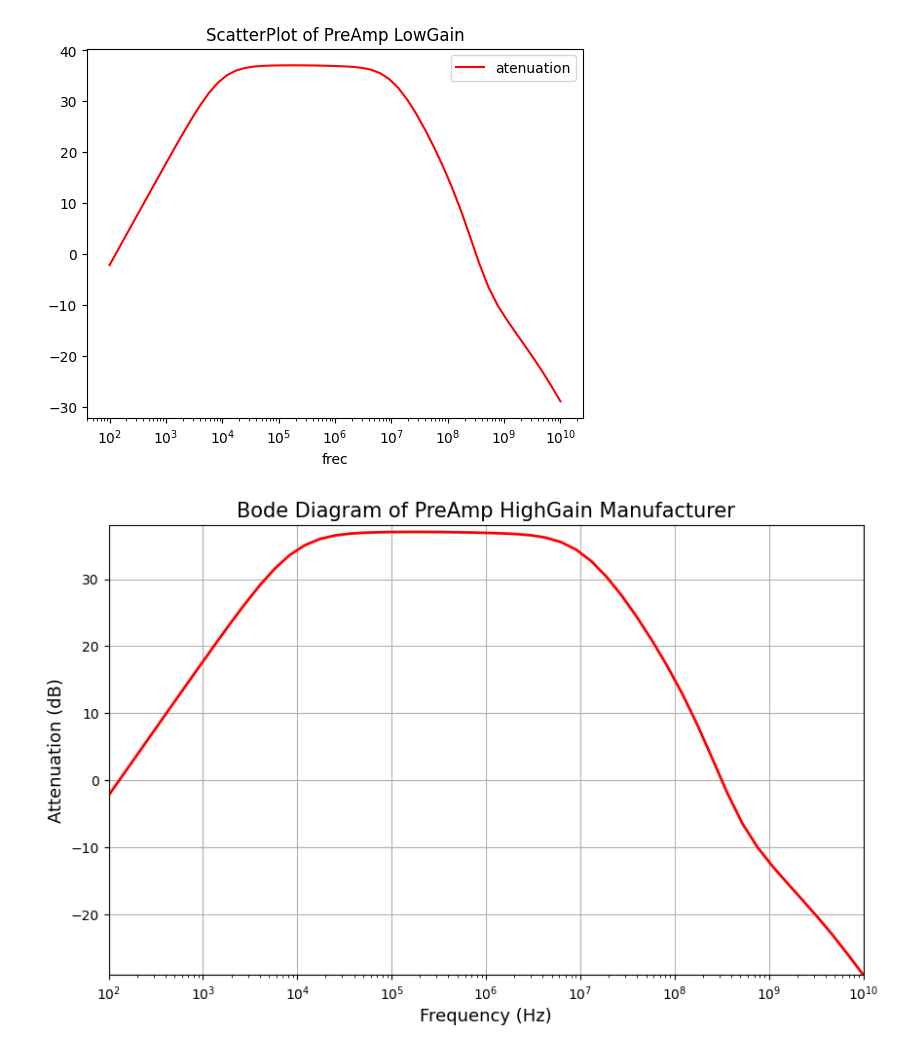
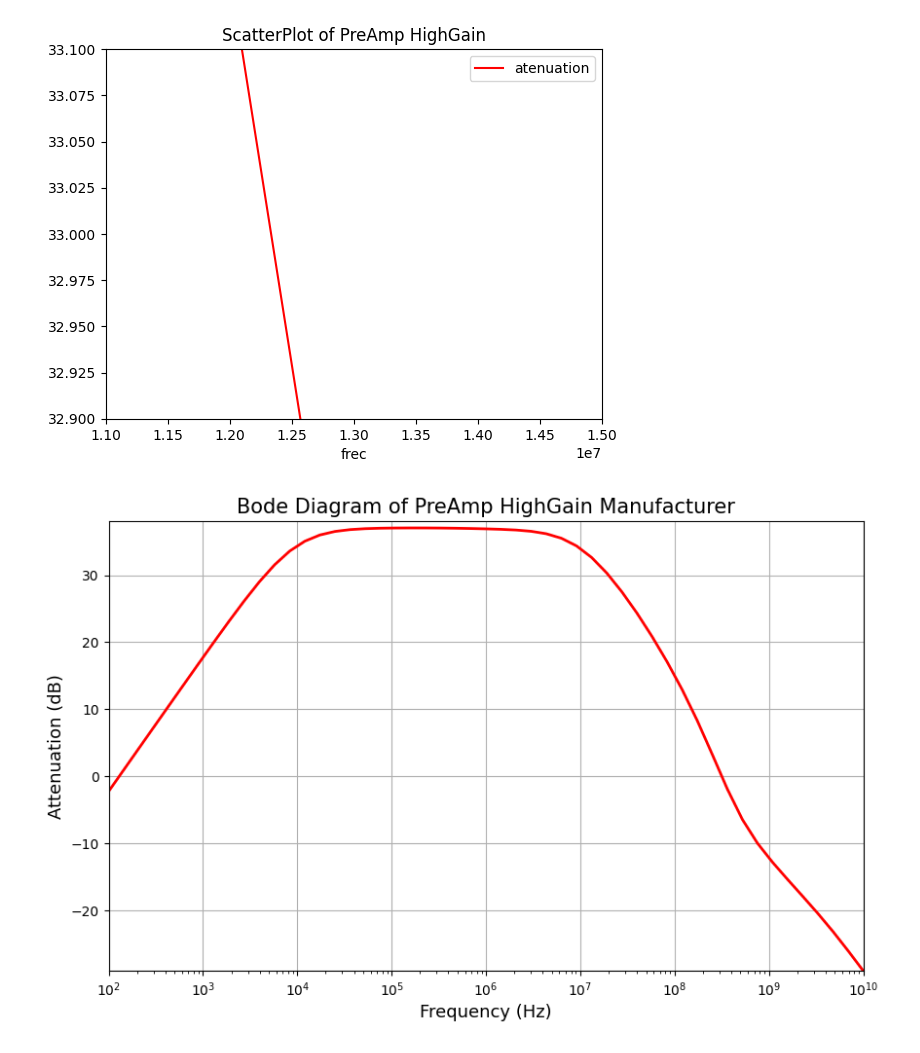
Before and after one commit to Lautaro-Silva/Laboratorio_6_7_ITeDA, a Jupyter notebook: Bode-Manufacturer + Código/manufacturer_bode.ipynb, the cells around one changed output. Drawn from its saved outputs; the diff is of its cells as text; code cells hidden in the pictures.

```diff
--- a/Bode-Manufacturer + Código/manufacturer_bode.ipynb
+++ b/Bode-Manufacturer + Código/manufacturer_bode.ipynb
@@ -4,25 +4,25 @@ import matplotlib.pyplot as plt
 # %%
 df3 = pd.read_csv('mag_pahg.csv', names=("frec", "atenuation"))
 df3 = df3.tail(-1)
 df3 = df3.astype('float')
 
 
 # scatter plot
 df3.plot(kind="line",
          x='frec',
         y='atenuation',
         color='red')
 
 # set the title
-plt.title('ScatterPlot of PreAmp LowGain')
-plt.xscale('log')
-#plt.ylim(10,20)
-#plt.xlim(10**5, 10**7)
+plt.title('ScatterPlot of PreAmp HighGain')
+#plt.xscale('log')
+plt.ylim(32.9,33.1)
+plt.xlim(1.1*10**7, 1.5*10**7)
 
 # show the plot
 plt.show()
 # %% [output]
-[figure, old version]
+[figure, new version]
 # %%
 # Load your data
 df3 = pd.read_csv('mag_pahg.csv', names=("frec", "atenuation"))
```
Also changed, not shown: 31 other files.
